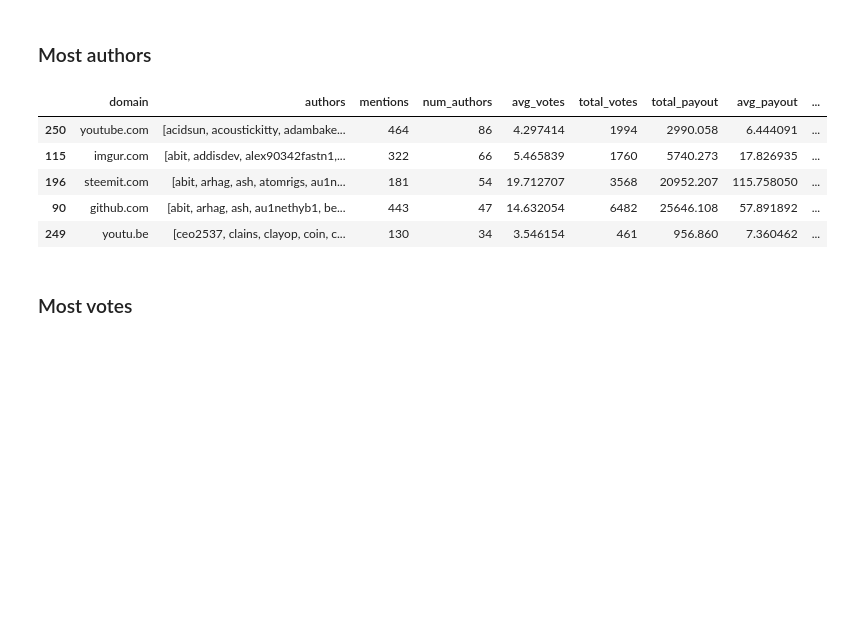
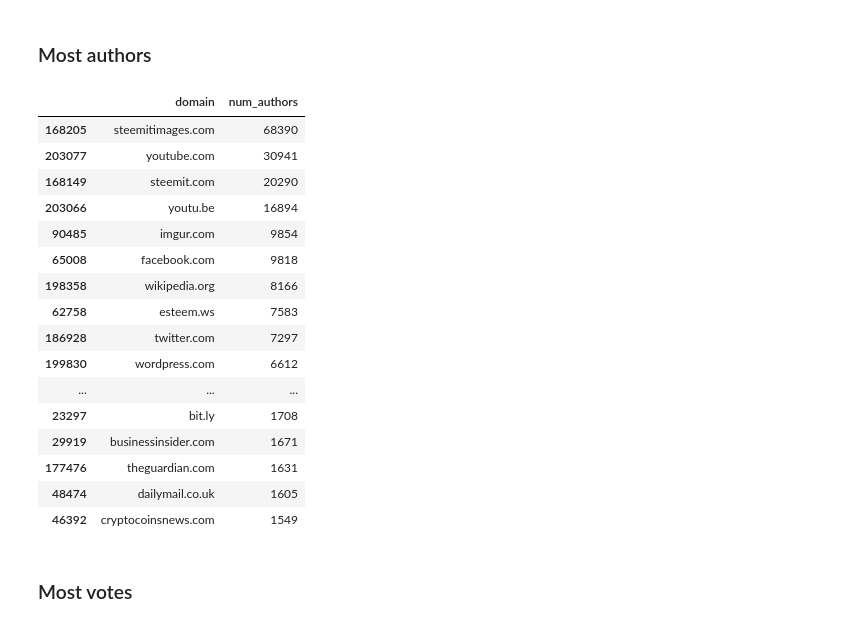
Before and after one commit to codewithcheese/steem-mentions, a Jupyter notebook: Most mentioned websites.ipynb, the cells around one changed output. Drawn from its saved outputs; the diff is of its cells as text; code cells hidden in the pictures; blank space fills up the shorter version.

```diff
--- a/Most mentioned websites.ipynb
+++ b/Most mentioned websites.ipynb
@@ -113,21 +113,24 @@ url_with_author_data.head()
 | 4 | 1 | 0.184 | 2016-04-16 03:33:39 | https://scontent-ord1-1.xx.fbcdn.... | scontent-ord1-1.xx.fbcdn.net | fbcdn.net | red | NaN | ... |
 # %% [markdown]
 ### Truncate settings
+# %%
+pd.set_option('display.max_colwidth', -1)
 # %% [markdown]
 Truncate the url data for testing
 # %%
-use_truncate = True
+use_truncate = False
 if use_truncate:
-    url_with_author_data = url_with_author_data[0:5000]
-    url_data = url_data[0:5000]
+    url_with_author_data = url_with_author_data[0:50000]
+    url_data = url_data[0:50000]
 # %% [markdown]
 ### Group by with metrics
 # %%
 def group_on_field_with_metrics(field_name):
-    url_authors = url_data.groupby(field_name, as_index=False)['author'].agg({'mentions': lambda x: len(x), 'num_authors': lambda x: len(np.unique(x)),'authors': lambda x: np.unique(x)})
-    url_votes = url_data.groupby(field_name, as_index=False)['net_votes'].agg({'total_votes': lambda x: np.sum(x), 'avg_votes': lambda x: np.sum(x) / len(x)})
-    url_payouts = url_data.groupby(field_name, as_index=False)['total_payout_value'].agg({'total_payout': lambda x: np.sum(x), 'avg_payout': lambda x: np.sum(x) / len(x)})
-    url_reputation = url_with_author_data.groupby(field_name, as_index=False)['reputation_score'].agg({'total_reputation': lambda x: np.sum(x), 'avg_reputation': lambda x: np.sum(x) / len(x)})
+    grouped = url_with_author_data.groupby(field_name, as_index=False)
+    url_authors = grouped['author'].agg({'mentions': 'count', 'num_authors': 'nunique','authors': lambda x: np.unique(x)})
+    url_votes = grouped['net_votes'].agg({'total_votes': 'sum', 'avg_votes': 'mean'})
+    url_payouts = grouped['total_payout_value'].agg({'total_payout': 'sum', 'avg_payout': 'mean'})
+    url_reputation = grouped['reputation_score'].agg({'total_reputation': 'sum', 'avg_reputation': 'mean'})
     merge_left = pd.merge(url_authors, url_votes)
     merge_left = pd.merge(merge_left, url_payouts)
     unique_totals = pd.merge(merge_left, url_reputation)
@@ -235,14 +320,25 @@ unique_domains.sort_values('mentions', ascending=False).head()
 # %% [markdown]
 ### Most authors
 # %%
-unique_domains.sort_values('num_authors', ascending=False).head()
+unique_domains.sort_values('num_authors', ascending=False)[['domain', 'num_authors']][0:50]
 # %% [output]
-|  | domain | authors | mentions | num_authors | avg_votes | total_votes | total_payout | avg_payout | ... |
-| 250 | youtube.com | [acidsun, acoustickitty, adambake... | 464 | 86 | 4.297414 | 1994 | 2990.058 | 6.444091 | ... |
-| 115 | imgur.com | [abit, addisdev, alex90342fastn1,... | 322 | 66 | 5.465839 | 1760 | 5740.273 | 17.826935 | ... |
-| 196 | steemit.com | [abit, arhag, ash, atomrigs, au1n... | 181 | 54 | 19.712707 | 3568 | 20952.207 | 115.758050 | ... |
-| 90 | github.com | [abit, arhag, ash, au1nethyb1, be... | 443 | 47 | 14.632054 | 6482 | 25646.108 | 57.891892 | ... |
-| 249 | youtu.be | [ceo2537, clains, clayop, coin, c... | 130 | 34 | 3.546154 | 461 | 956.860 | 7.360462 | ... |
+|  | domain | num_authors |
+| 168205 | steemitimages.com | 68390 |
+| 203077 | youtube.com | 30941 |
+| 168149 | steemit.com | 20290 |
+| 203066 | youtu.be | 16894 |
+| 90485 | imgur.com | 9854 |
+| 65008 | facebook.com | 9818 |
+| 198358 | wikipedia.org | 8166 |
+| 62758 | esteem.ws | 7583 |
+| 186928 | twitter.com | 7297 |
+| 199830 | wordpress.com | 6612 |
+| ... | ... | ... |
+| 23297 | bit.ly | 1708 |
+| 29919 | businessinsider.com | 1671 |
+| 177476 | theguardian.com | 1631 |
+| 48474 | dailymail.co.uk | 1605 |
+| 46392 | cryptocoinsnews.com | 1549 |
 # %% [markdown]
 ### Most votes
 # %%
```
Also changed, not shown: parts of 50 cells of this notebook, 4 other files.
